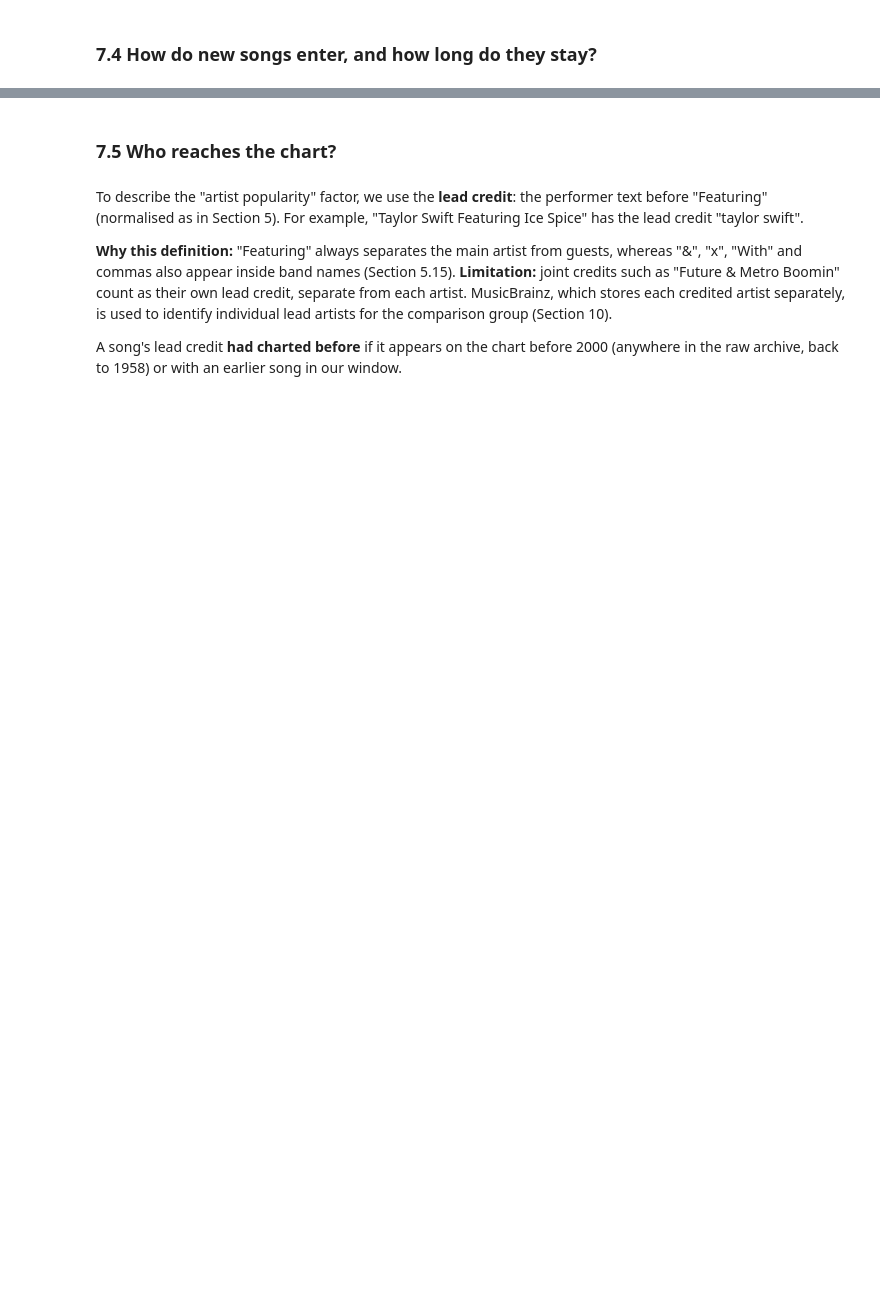
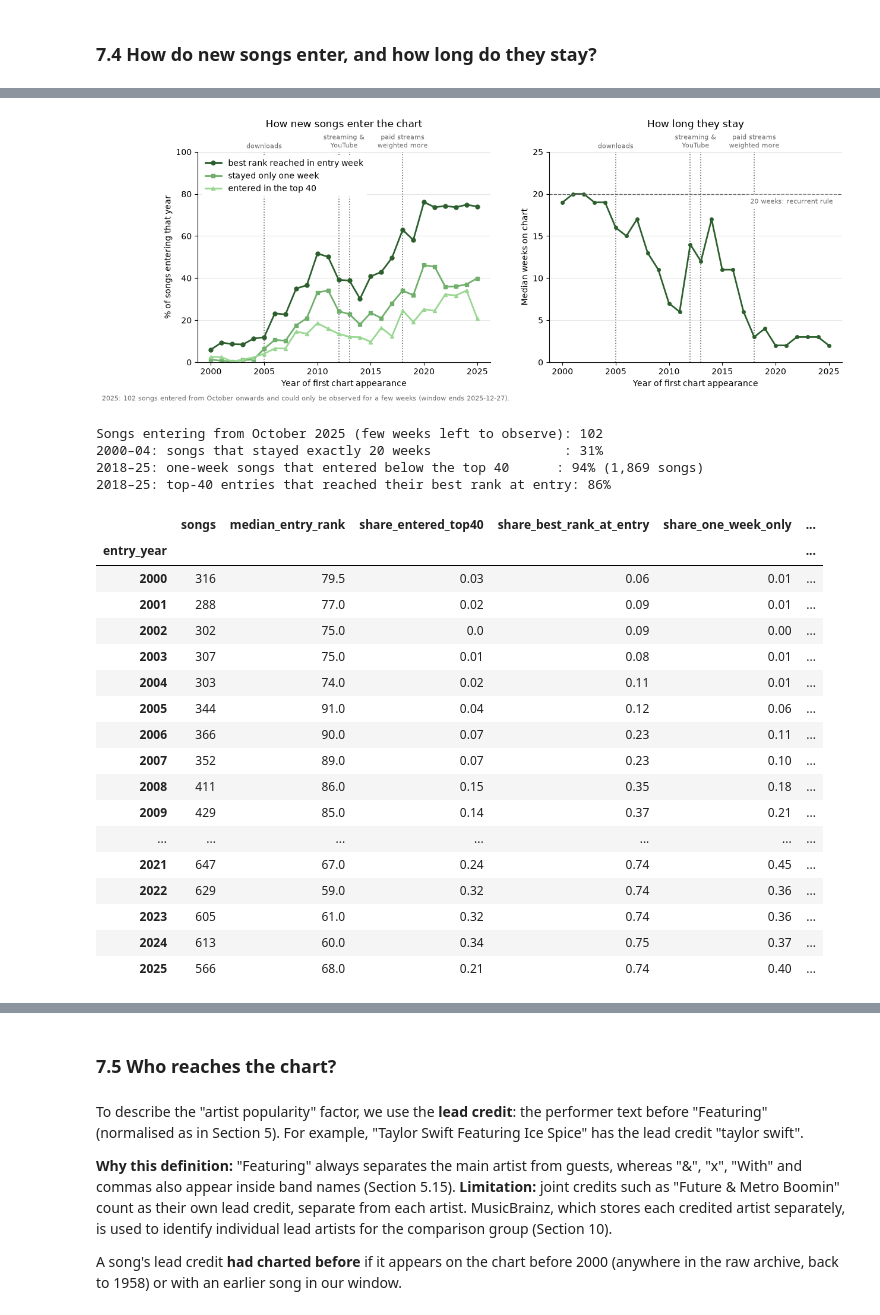
Before and after one commit to Isabelle333/billboard-musicbrainz-extract, a Jupyter notebook: data_project_billboard_group_c_v2.ipynb, the cells around one changed output, grey strips where cells are left out. Drawn from its saved outputs; the diff is of its cells as text; code cells hidden in the pictures; blank space fills up the shorter version.

```diff
--- a/data_project_billboard_group_c_v2.ipynb
+++ b/data_project_billboard_group_c_v2.ipynb
@@ -2110,0 +2164,76 @@ Songs entering from October 2025 (few weeks left to observe): 102
+# %%
+entered["entered_top40"]      = entered["entry_rank"] <= 40
+entered["one_week_only"]      = entered["weeks_in_window"] == 1
+entered["best_rank_at_entry"] = entered["entry_rank"] == entered["best_rank_in_window"]   # never climbed higher
+
+by_year = entered.groupby("entry_year").agg(
+    songs=("song_id", "size"),
+    median_entry_rank=("entry_rank", "median"),
+    share_entered_top40=("entered_top40", "mean"),
+    share_best_rank_at_entry=("best_rank_at_entry", "mean"),
+    share_one_week_only=("one_week_only", "mean"),
+    median_weeks_on_chart=("weeks_in_window", "median"),
+)
+DESCRIPTIVE_RESULTS["entry_and_longevity_by_year"] = by_year.round(3).to_dict(orient="index")
+
+fig, (ax1, ax2) = plt.subplots(1, 2, figsize=(14, 4.6))
+series = [("share_best_rank_at_entry", "best rank reached in entry week", COLOR_MAIN,   "o"),
+          ("share_one_week_only",      "stayed only one week",            COLOR_SECOND, "s"),
+          ("share_entered_top40",      "entered in the top 40",           COLOR_THIRD,  "^")]
+for col, label, color, marker in series:
+    ax1.plot(by_year.index, by_year[col] * 100, color=color, linewidth=2, marker=marker, markersize=5,
+             label=label)
+ax1.set_ylim(0, 100)
+ax1.legend(loc="upper left", frameon=True, facecolor="white", edgecolor="none", framealpha=1)
+mark_formula_changes(ax1)
+style_axes(ax1, "How new songs enter the chart", "Year of first chart appearance",
+           "% of songs entering that year", title_pad=30)
+
+ax2.plot(by_year.index, by_year["median_weeks_on_chart"], color=COLOR_MAIN, linewidth=2, marker="o", markersize=4)
+ax2.axhline(20, color="dimgrey", linestyle="--", linewidth=1)
+ax2.text(2025.4, 19.5, "20 weeks: recurrent rule", ha="right", va="top", fontsize=8, color="dimgrey",
+         backgroundcolor="white")
+ax2.set_ylim(0, 25)
+mark_formula_changes(ax2)
+style_axes(ax2, "How long they stay", "Year of first chart appearance",
+           "Median weeks on chart", title_pad=30)
+fig.text(0.01, -0.03, "2025: 102 songs entered from October onwards and could only be observed for a few weeks "
+         "(window ends 2025-12-27).", fontsize=8, color="dimgrey")
+save_figure(fig, "fig3_entry_and_longevity")
+plt.show()
+
+late_entries  = int((entered["first_chart_date"] >= "2025-10-01").sum())
+early_era     = entered[entered["era"] == "2000–04"]
+recent_era    = entered[entered["era"] == "2018–25"]
+one_week_rec  = recent_era[recent_era["one_week_only"]]
+print(f"Songs entering from October 2025 (few weeks left to observe): {late_entries}")
+print(f"2000–04: songs that stayed exactly 20 weeks                 : {(early_era['weeks_in_window'] == 20).mean():.0%}")
+print(f"2018–25: one-week songs that entered below the top 40      : {(~one_week_rec['entered_top40']).mean():.0%}"
+      f" ({len(one_week_rec):,} songs)")
+print(f"2018–25: top-40 entries that reached their best rank at entry: "
+      f"{recent_era.loc[recent_era['entered_top40'], 'best_rank_at_entry'].mean():.0%}")
+by_year.round(2)
+# %% [output]
+[figure, added]
+Songs entering from October 2025 (few weeks left to observe): 102
+2000–04: songs that stayed exactly 20 weeks                 : 31%
+2018–25: one-week songs that entered below the top 40      : 94% (1,869 songs)
+2018–25: top-40 entries that reached their best rank at entry: 86%
+|  | songs | median_entry_rank | share_entered_top40 | share_best_rank_at_entry | share_one_week_only | ... |
+| entry_year |  |  |  |  |  | ... |
+| 2000 | 316 | 79.5 | 0.03 | 0.06 | 0.01 | ... |
+| 2001 | 288 | 77.0 | 0.02 | 0.09 | 0.01 | ... |
+| 2002 | 302 | 75.0 | 0.0 | 0.09 | 0.00 | ... |
+| 2003 | 307 | 75.0 | 0.01 | 0.08 | 0.01 | ... |
+| 2004 | 303 | 74.0 | 0.02 | 0.11 | 0.01 | ... |
+| 2005 | 344 | 91.0 | 0.04 | 0.12 | 0.06 | ... |
+| 2006 | 366 | 90.0 | 0.07 | 0.23 | 0.11 | ... |
+| 2007 | 352 | 89.0 | 0.07 | 0.23 | 0.10 | ... |
+| 2008 | 411 | 86.0 | 0.15 | 0.35 | 0.18 | ... |
+| 2009 | 429 | 85.0 | 0.14 | 0.37 | 0.21 | ... |
+| ... | ... | ... | ... | ... | ... | ... |
+| 2021 | 647 | 67.0 | 0.24 | 0.74 | 0.45 | ... |
+| 2022 | 629 | 59.0 | 0.32 | 0.74 | 0.36 | ... |
+| 2023 | 605 | 61.0 | 0.32 | 0.74 | 0.36 | ... |
+| 2024 | 613 | 60.0 | 0.34 | 0.75 | 0.37 | ... |
+| 2025 | 566 | 68.0 | 0.21 | 0.74 | 0.40 | ... |
```
Also changed, not shown: parts of 41 cells of this notebook.
